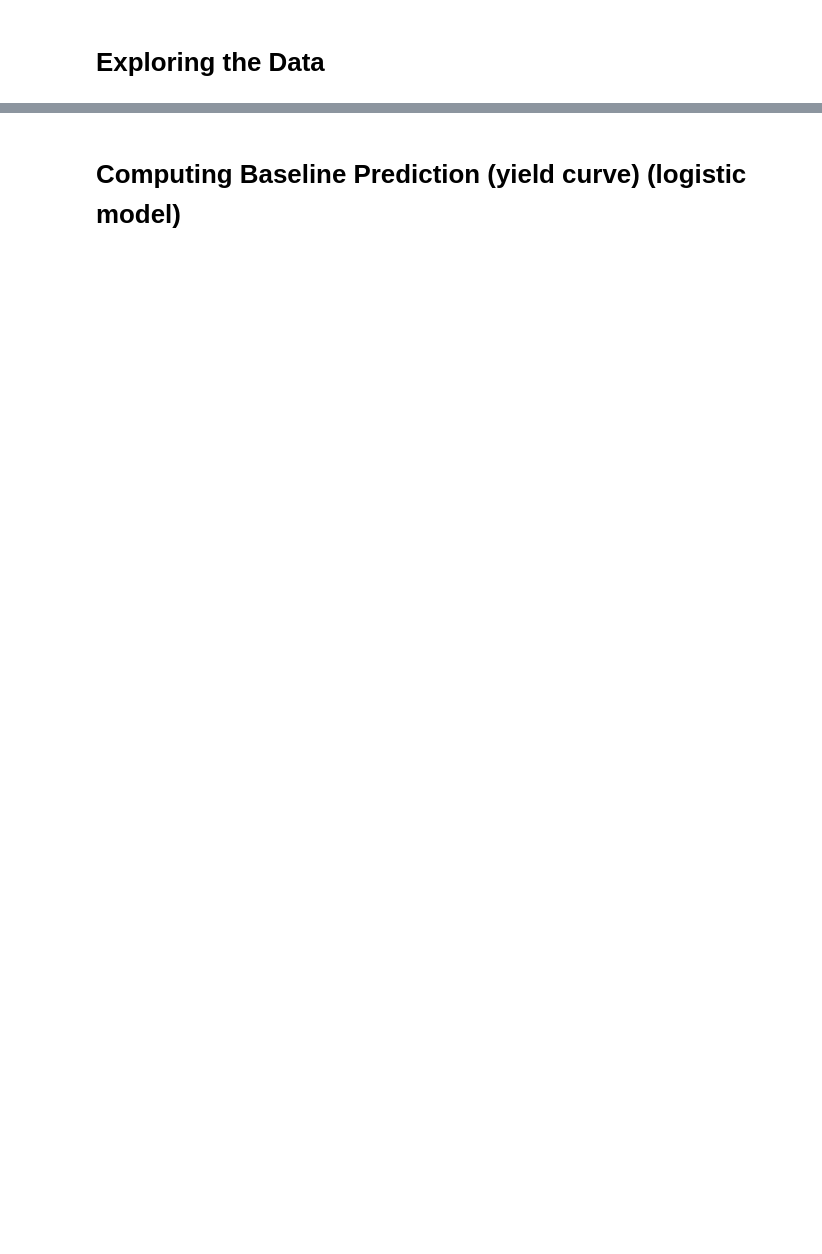
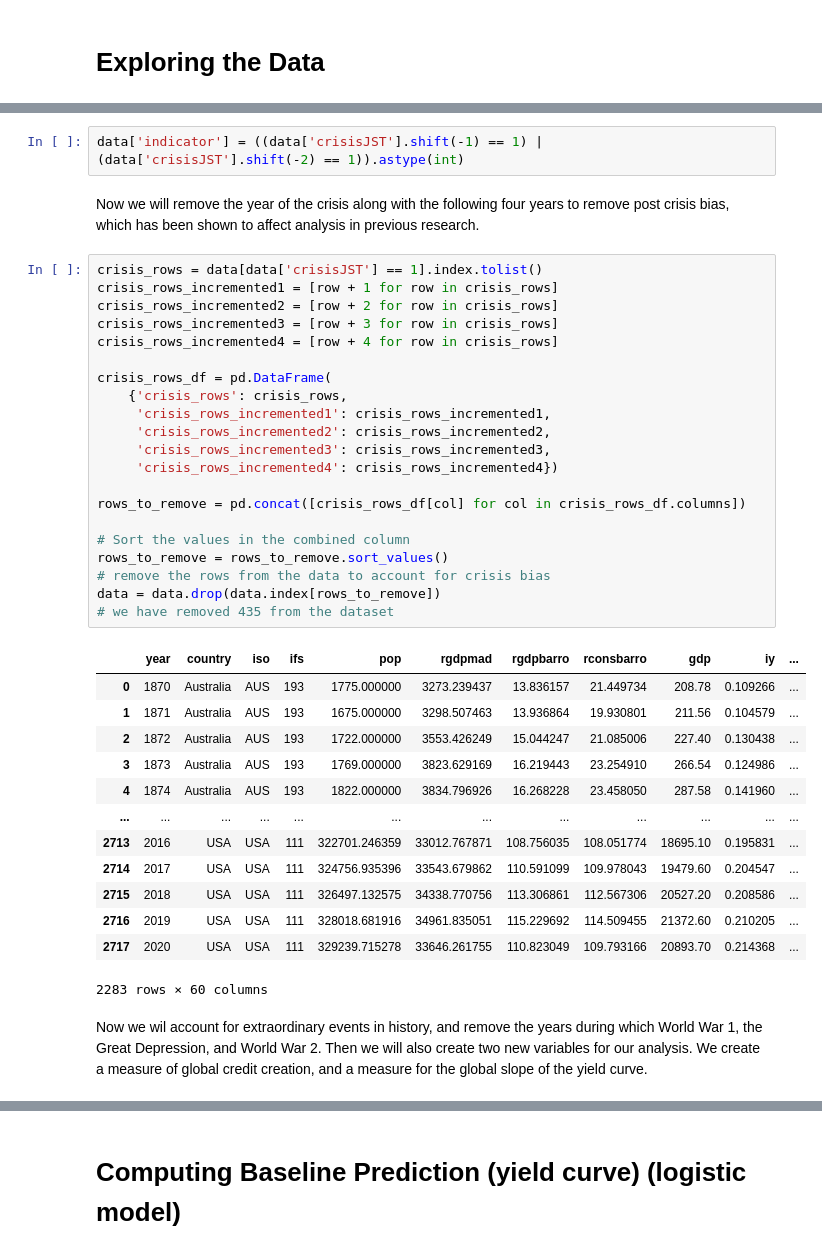
Before and after one commit to stenberg13/financial_crisis_prediction, a Jupyter notebook: Big_Data_Project.ipynb, the cells around one changed output, grey strips where cells are left out. Saved outputs shown, nothing was run; the diff lists cells and outputs as text; blank space fills up the shorter version.

```diff
--- a/Big_Data_Project.ipynb
+++ b/Big_Data_Project.ipynb
@@ -10,0 +36,41 @@
+# %%
+data['indicator'] = ((data['crisisJST'].shift(-1) == 1) | (data['crisisJST'].shift(-2) == 1)).astype(int)
+# %% [markdown]
+Now we will remove the year of the crisis along with the following four years to remove post crisis bias, which has been shown to affect analysis in previous research.
+# %%
+crisis_rows = data[data['crisisJST'] == 1].index.tolist()
+crisis_rows_incremented1 = [row + 1 for row in crisis_rows]
+crisis_rows_incremented2 = [row + 2 for row in crisis_rows]
+crisis_rows_incremented3 = [row + 3 for row in crisis_rows]
+crisis_rows_incremented4 = [row + 4 for row in crisis_rows]
+
+crisis_rows_df = pd.DataFrame(
+    {'crisis_rows': crisis_rows,
+     'crisis_rows_incremented1': crisis_rows_incremented1,
+     'crisis_rows_incremented2': crisis_rows_incremented2,
+     'crisis_rows_incremented3': crisis_rows_incremented3,
+     'crisis_rows_incremented4': crisis_rows_incremented4})
+
+rows_to_remove = pd.concat([crisis_rows_df[col] for col in crisis_rows_df.columns])
+
+# Sort the values in the combined column
+rows_to_remove = rows_to_remove.sort_values()
+# remove the rows from the data to account for crisis bias
+data = data.drop(data.index[rows_to_remove])
+# we have removed 435 from the dataset
+# %% [output]
+|  | year | country | iso | ifs | pop | rgdpmad | rgdpbarro | rconsbarro | gdp | iy | ... |
+| 0 | 1870 | Australia | AUS | 193 | 1775.000000 | 3273.239437 | 13.836157 | 21.449734 | 208.78 | 0.109266 | ... |
+| 1 | 1871 | Australia | AUS | 193 | 1675.000000 | 3298.507463 | 13.936864 | 19.930801 | 211.56 | 0.104579 | ... |
+| 2 | 1872 | Australia | AUS | 193 | 1722.000000 | 3553.426249 | 15.044247 | 21.085006 | 227.40 | 0.130438 | ... |
+| 3 | 1873 | Australia | AUS | 193 | 1769.000000 | 3823.629169 | 16.219443 | 23.254910 | 266.54 | 0.124986 | ... |
+| 4 | 1874 | Australia | AUS | 193 | 1822.000000 | 3834.796926 | 16.268228 | 23.458050 | 287.58 | 0.141960 | ... |
+| ... | ... | ... | ... | ... | ... | ... | ... | ... | ... | ... | ... |
+| 2713 | 2016 | USA | USA | 111 | 322701.246359 | 33012.767871 | 108.756035 | 108.051774 | 18695.10 | 0.195831 | ... |
+| 2714 | 2017 | USA | USA | 111 | 324756.935396 | 33543.679862 | 110.591099 | 109.978043 | 19479.60 | 0.204547 | ... |
+| 2715 | 2018 | USA | USA | 111 | 326497.132575 | 34338.770756 | 113.306861 | 112.567306 | 20527.20 | 0.208586 | ... |
+| 2716 | 2019 | USA | USA | 111 | 328018.681916 | 34961.835051 | 115.229692 | 114.509455 | 21372.60 | 0.210205 | ... |
+| 2717 | 2020 | USA | USA | 111 | 329239.715278 | 33646.261755 | 110.823049 | 109.793166 | 20893.70 | 0.214368 | ... |
+2283 rows × 60 columns
+# %% [markdown]
+Now we wil account for extraordinary events in history, and remove the years during which World War 1, the Great Depression, and World War 2. Then we will also create two new variables for our analysis. We create a measure of global credit creation, and a measure for the global slope of the yield curve.
```
Also changed, not shown: parts of 8 cells of this notebook.
